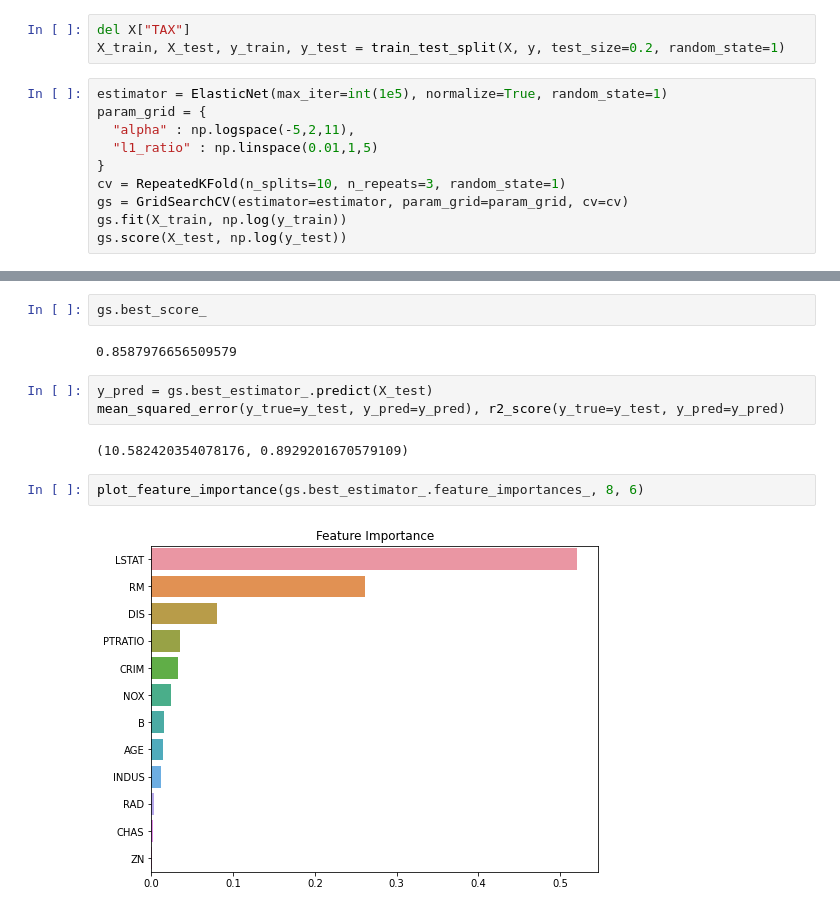
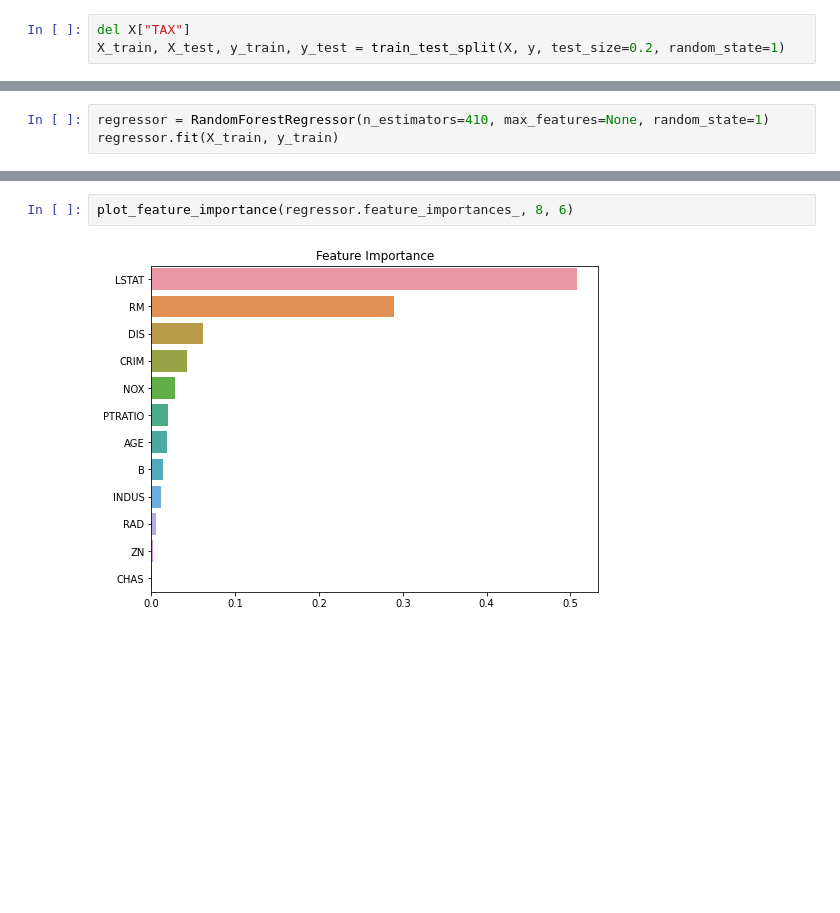
Before and after one commit to javaeeeee/MachineLearningNotebooks, a Jupyter notebook: BostonDatasetRegression.ipynb, the cells around one changed output, grey strips where cells are left out. Cells and saved outputs as stored; diff of their text form; blank space fills up the shorter version.

```diff
--- a/BostonDatasetRegression.ipynb
+++ b/BostonDatasetRegression.ipynb
@@ -98,13 +100,3 @@ plot_correlation_with_target(correlation, 8, 6, "target")
 # %%
 del X["TAX"]
 X_train, X_test, y_train, y_test = train_test_split(X, y, test_size=0.2, random_state=1)
-# %%
-estimator = ElasticNet(max_iter=int(1e5), normalize=True, random_state=1)
-param_grid = {
-  "alpha" : np.logspace(-5,2,11),
-  "l1_ratio" : np.linspace(0.01,1,5)
-}
-cv = RepeatedKFold(n_splits=10, n_repeats=3, random_state=1)
-gs = GridSearchCV(estimator=estimator, param_grid=param_grid, cv=cv)
-gs.fit(X_train, np.log(y_train))
-gs.score(X_test, np.log(y_test))
@@ -120,0 +189,3 @@ gs.best_score_
+# %%
+regressor = RandomForestRegressor(n_estimators=410, max_features=None, random_state=1)
+regressor.fit(X_train, y_train)
@@ -174,13 +206,4 @@ gs.best_params_
-# %%
-gs.best_score_
-# %% [output]
-0.8587976656509579
-# %%
-y_pred = gs.best_estimator_.predict(X_test)
-mean_squared_error(y_true=y_test, y_pred=y_pred), r2_score(y_true=y_test, y_pred=y_pred)
-# %% [output]
-(10.582420354078176, 0.8929201670579109)
 # %%
-plot_feature_importance(gs.best_estimator_.feature_importances_, 8, 6)
+plot_feature_importance(regressor.feature_importances_, 8, 6)
 # %% [output]
-[figure, old version]
+[figure, new version]
```
Also changed, not shown: parts of 16 cells of this notebook.
